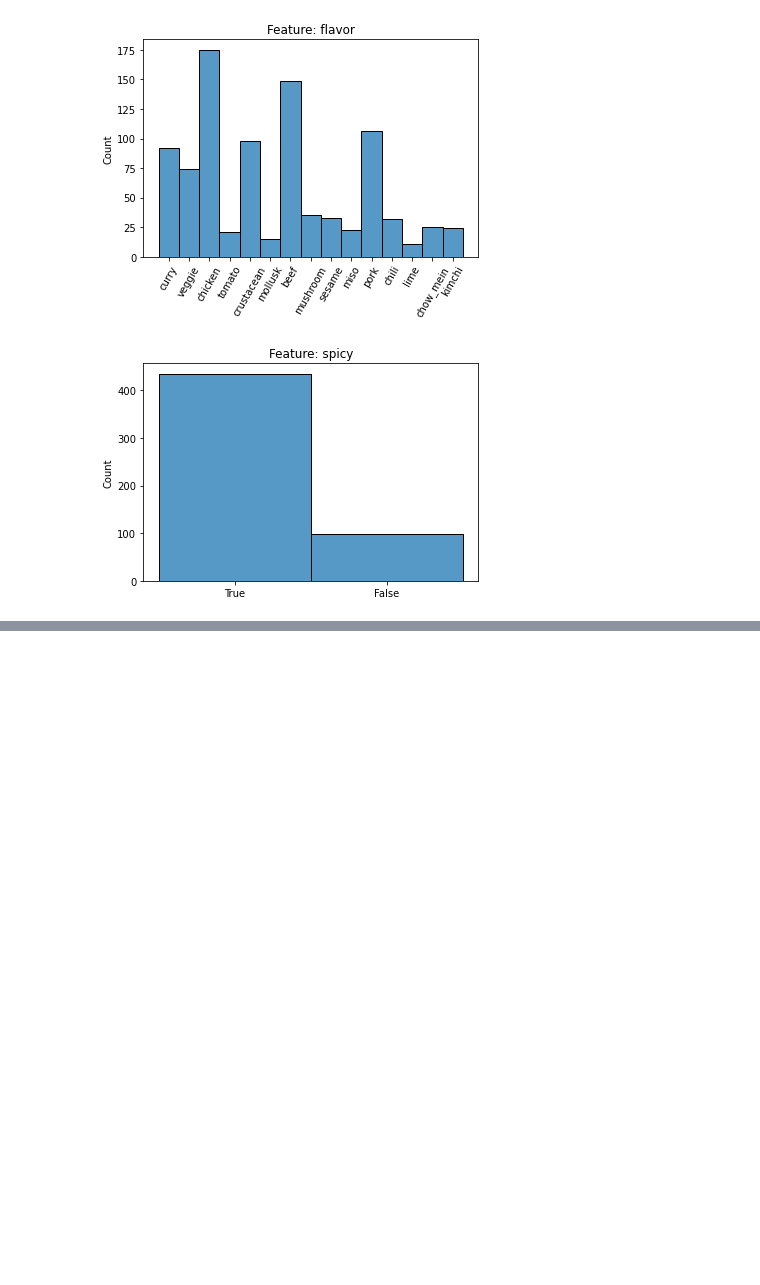
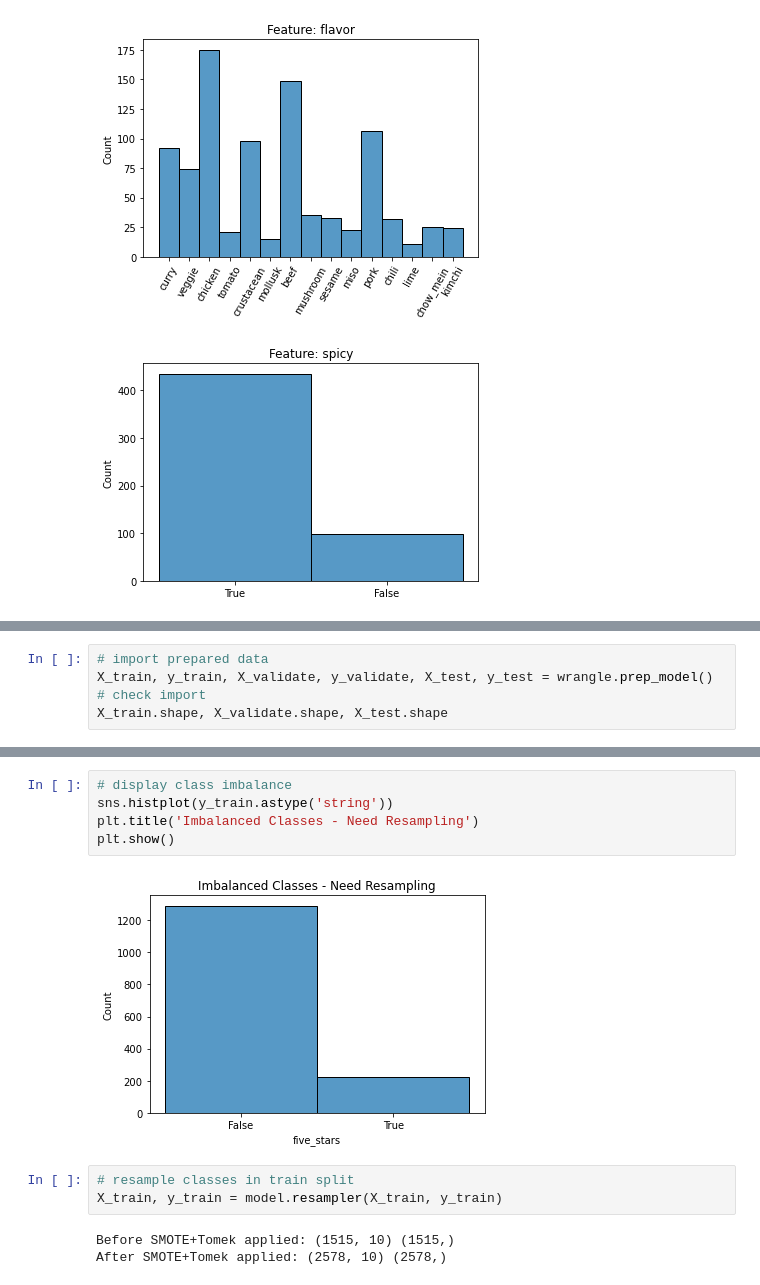
Before and after one commit to JacobPaxton/ramen-classification, a Jupyter notebook: final_notebook.ipynb, the cells around one changed output, grey strips where cells are left out. Drawn from its saved outputs; the diff is of its cells as text; blank space fills up the shorter version.

```diff
--- a/final_notebook.ipynb
+++ b/final_notebook.ipynb
@@ -390,0 +555,5 @@ Using nothing more than analyzing ramen product names, I was able to build sever
+# %%
+# import prepared data
+X_train, y_train, X_validate, y_validate, X_test, y_test = wrangle.prep_model()
+# check import
+X_train.shape, X_validate.shape, X_test.shape
@@ -390,0 +566,13 @@ Using nothing more than analyzing ramen product names, I was able to build sever
+# %%
+# display class imbalance
+sns.histplot(y_train.astype('string'))
+plt.title('Imbalanced Classes - Need Resampling')
+plt.show()
+# %% [output]
+[figure, added]
+# %%
+# resample classes in train split
+X_train, y_train = model.resampler(X_train, y_train)
+# %% [output]
+Before SMOTE+Tomek applied: (1515, 10) (1515,)
+After SMOTE+Tomek applied: (2578, 10) (2578,)
```
Also changed, not shown: parts of 58 cells of this notebook.
